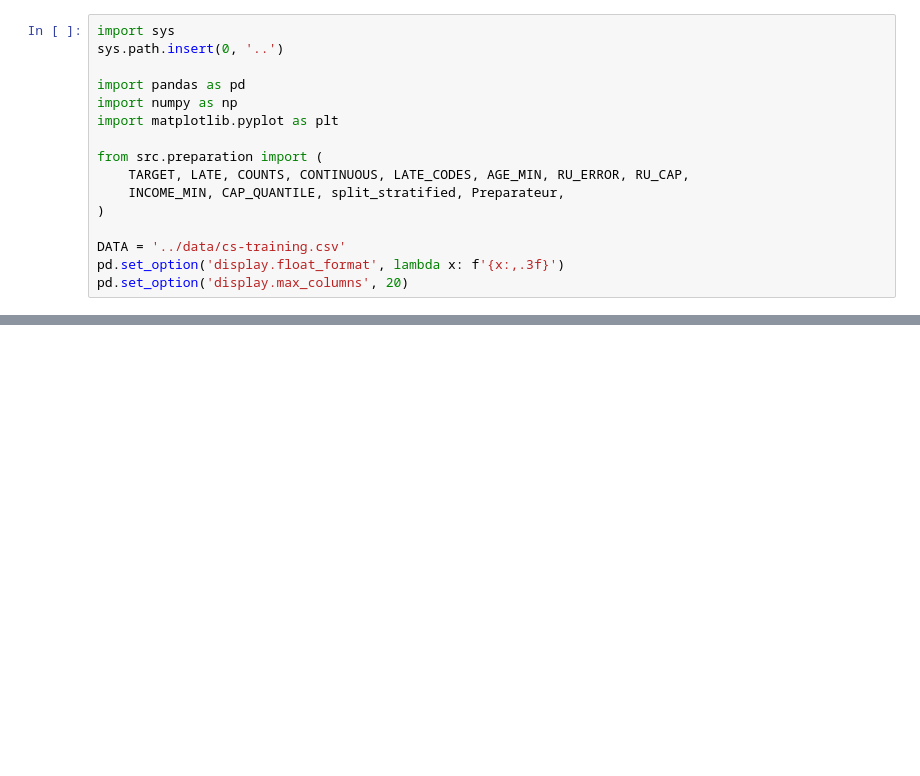
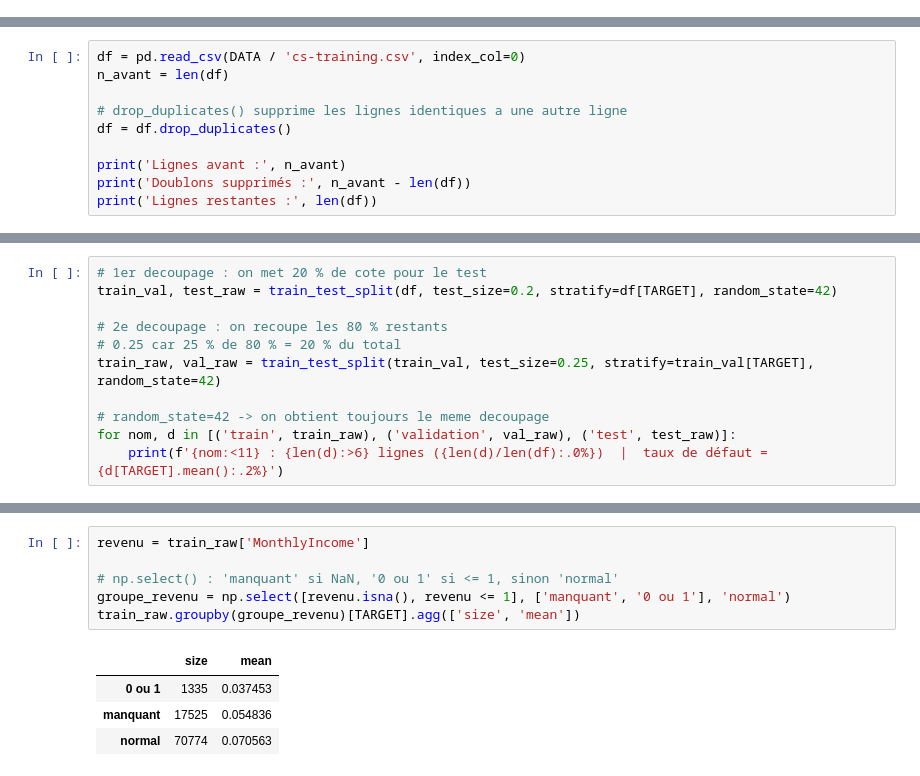
Before and after one commit to ZouarhiYassmin/credit-scoring, a Jupyter notebook: notebooks/02_preparation.ipynb, the cells around one changed output, grey strips where cells are left out. Saved outputs shown, nothing was run; the diff lists cells and outputs as text; blank space fills up the shorter version.

```diff
--- a/notebooks/02_preparation.ipynb
+++ b/notebooks/02_preparation.ipynb
@@ -26,16 +0,0 @@ La bonne méthode :
-# %%
-import sys
-sys.path.insert(0, '..')
-
-import pandas as pd
-import numpy as np
-import matplotlib.pyplot as plt
-
-from src.preparation import (
-    TARGET, LATE, COUNTS, CONTINUOUS, LATE_CODES, AGE_MIN, RU_ERROR, RU_CAP,
-    INCOME_MIN, CAP_QUANTILE, split_stratified, Preparateur,
-)
-
-DATA = '../data/cs-training.csv'
-pd.set_option('display.float_format', lambda x: f'{x:,.3f}')
-pd.set_option('display.max_columns', 20)
@@ -317,0 +37,10 @@ Fichiers enregistrés : data/train.csv, data/val.csv, data/test.csv
+# %%
+df = pd.read_csv(DATA / 'cs-training.csv', index_col=0)
+n_avant = len(df)
+
+# drop_duplicates() supprime les lignes identiques a une autre ligne
+df = df.drop_duplicates()
+
+print('Lignes avant :', n_avant)
+print('Doublons supprimés :', n_avant - len(df))
+print('Lignes restantes :', len(df))
@@ -317,0 +60,11 @@ Fichiers enregistrés : data/train.csv, data/val.csv, data/test.csv
+# %%
+# 1er decoupage : on met 20 % de cote pour le test
+train_val, test_raw = train_test_split(df, test_size=0.2, stratify=df[TARGET], random_state=42)
+
+# 2e decoupage : on recoupe les 80 % restants
+# 0.25 car 25 % de 80 % = 20 % du total
+train_raw, val_raw = train_test_split(train_val, test_size=0.25, stratify=train_val[TARGET], random_state=42)
+
+# random_state=42 -> on obtient toujours le meme decoupage
+for nom, d in [('train', train_raw), ('validation', val_raw), ('test', test_raw)]:
+    print(f'{nom:<11} : {len(d):>6} lignes ({len(d)/len(df):.0%})  |  taux de défaut = {d[TARGET].mean():.2%}')
@@ -317,0 +135,11 @@ Fichiers enregistrés : data/train.csv, data/val.csv, data/test.csv
+# %%
+revenu = train_raw['MonthlyIncome']
+
+# np.select() : 'manquant' si NaN, '0 ou 1' si <= 1, sinon 'normal'
+groupe_revenu = np.select([revenu.isna(), revenu <= 1], ['manquant', '0 ou 1'], 'normal')
+train_raw.groupby(groupe_revenu)[TARGET].agg(['size', 'mean'])
+# %% [output]
+|  | size | mean |
+| 0 ou 1 | 1335 | 0.037453 |
+| manquant | 17525 | 0.054836 |
+| normal | 70774 | 0.070563 |
```
Also changed, not shown: parts of 59 cells of this notebook, 2 other files.
